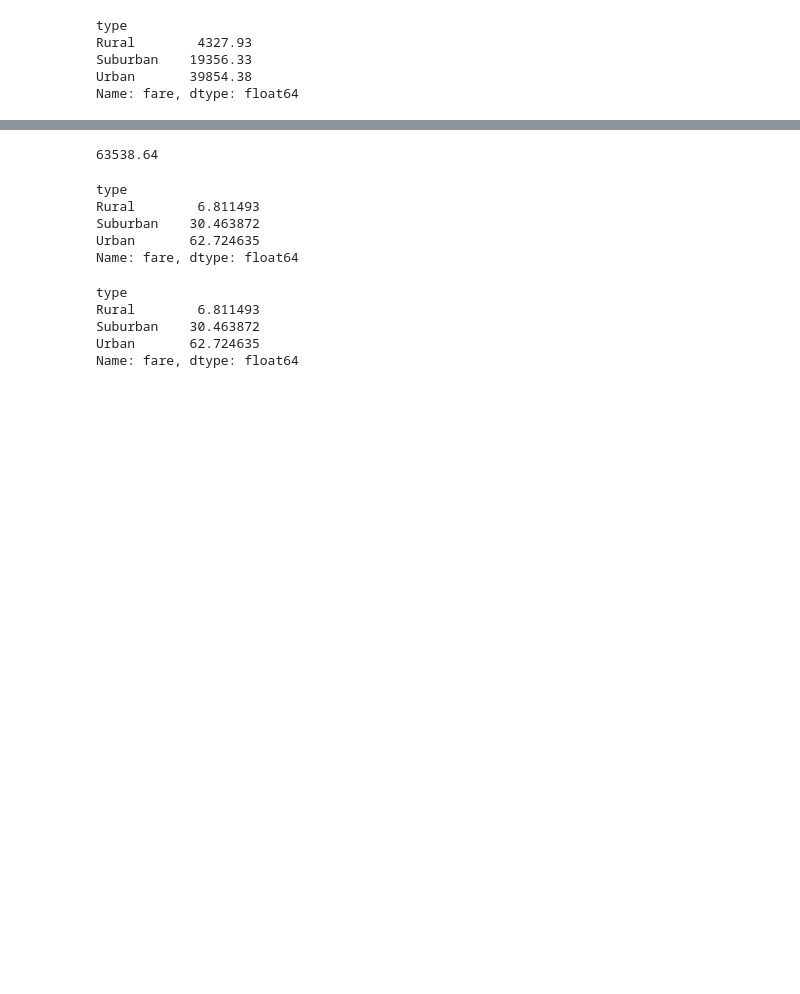
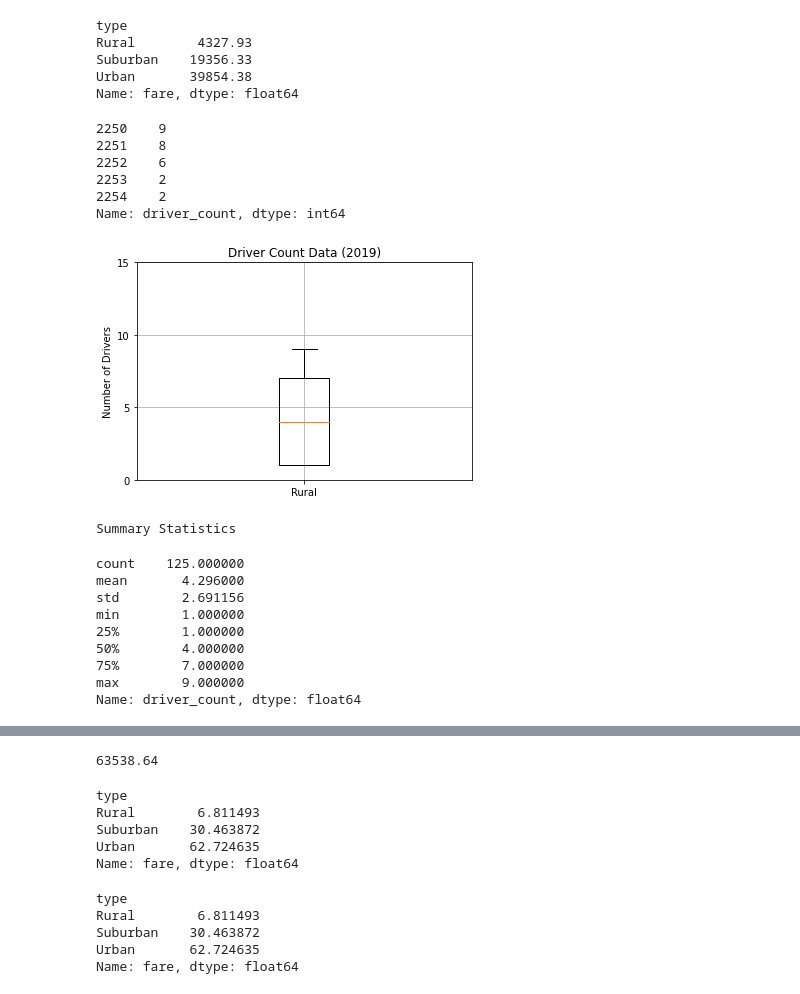
Before and after one commit to NassimNatA/PyBer_Analysis, a Jupyter notebook: PyBer_Analysis .ipynb, the cells around one changed output, grey strips where cells are left out. Cells and saved outputs as stored; diff of their text form; code cells hidden in the pictures; blank space fills up the shorter version.

```diff
--- a/PyBer_Analysis .ipynb
+++ b/PyBer_Analysis .ipynb
@@ -470,3 +581,38 @@ Rural        4327.93
 Suburban    19356.33
 Urban       39854.38
 Name: fare, dtype: float64
+# %%
+rural_drivers = rural_cities_df['driver_count']
+rural_drivers.head()
+# %% [output]
+2250    9
+2251    8
+2252    6
+2253    2
+2254    2
+Name: driver_count, dtype: int64
+# %%
+# Create the box-and-whisker plot for the rural driver count data.
+x_labels = ["Rural"]
+fig, ax = plt.subplots()
+ax.boxplot(rural_drivers,labels=x_labels)
+# Add the title, y-axis label and grid.
+ax.set_title('Driver Count Data (2019)')
+ax.set_ylabel('Number of Drivers')
+ax.set_yticks(np.arange(0, 20, step=5.0))
+ax.grid()
+plt.show()
+print("Summary Statistics")
+rural_drivers.describe()
+# %% [output]
+[figure, added]
+Summary Statistics
+count    125.000000
+mean       4.296000
+std        2.691156
+min        1.000000
+25%        1.000000
+50%        4.000000
+75%        7.000000
+max        9.000000
+Name: driver_count, dtype: float64
```
Also changed, not shown: parts of 11 cells of this notebook, 5 other files.
